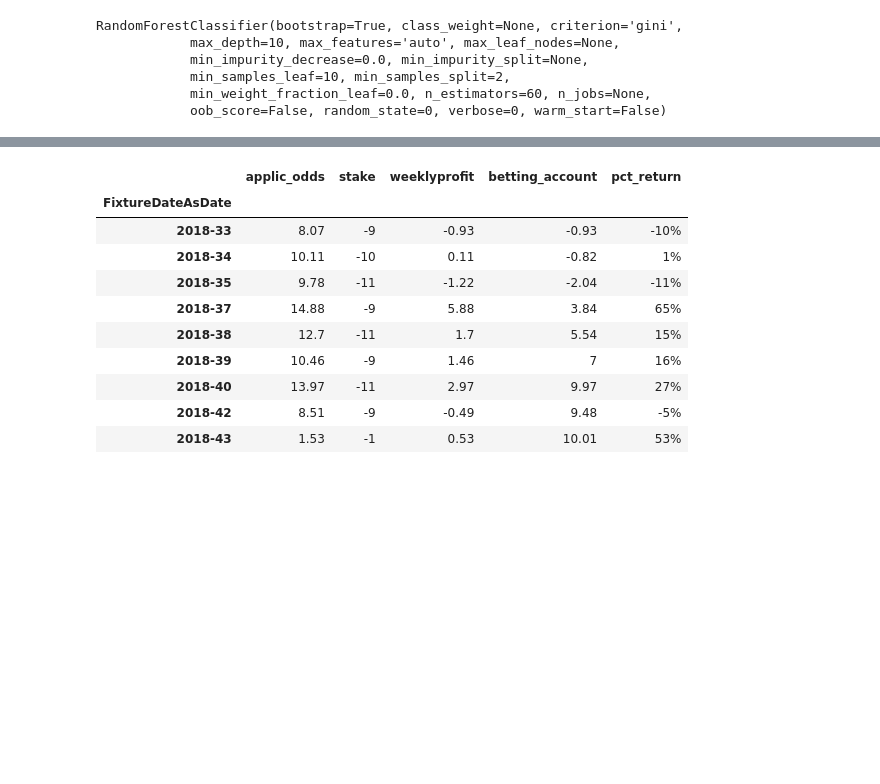
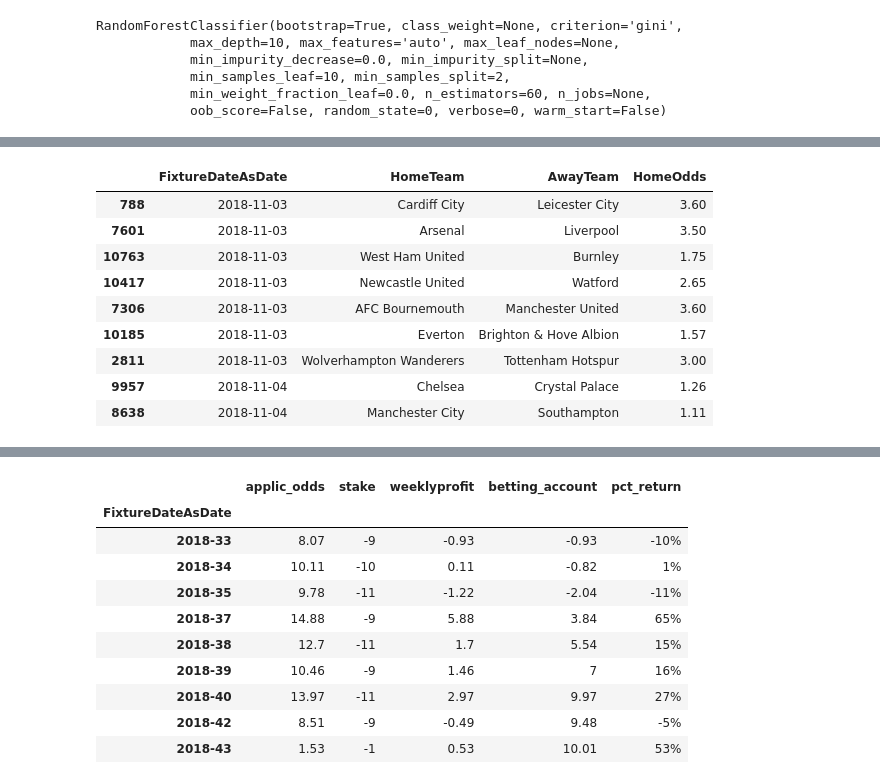
Before and after one commit to wormwood/football, a Jupyter notebook: Cumulative wins.ipynb, the cells around one changed output, grey strips where cells are left out. Cells and saved outputs as stored; diff of their text form; code cells hidden in the pictures; blank space fills up the shorter version.

```diff
--- a/Cumulative wins.ipynb
+++ b/Cumulative wins.ipynb
@@ -95,0 +95,7 @@ df.pct_return.mean()
+# %%
+# do week commencing
+fix=FixturesOdds()
+fix.fix_load('vwCSV_3','vwCSV_3.csv', True) # no reresh
+fix.df.sort_values('FixtureDateAsDate', inplace=True)
+fix.do_calcs()
+#fix.clean_predict()
@@ -95,0 +111,13 @@ df.pct_return.mean()
+# %%
+fix.df[fix.df.FixtureDateAsDate.isin(['2018-11-03', '2018-11-04'])][['FixtureDateAsDate','HomeTeam', 'AwayTeam', 'HomeOdds']]
+# %% [output]
+|  | FixtureDateAsDate | HomeTeam | AwayTeam | HomeOdds |
+| 788 | 2018-11-03 | Cardiff City | Leicester City | 3.60 |
+| 7601 | 2018-11-03 | Arsenal | Liverpool | 3.50 |
+| 10763 | 2018-11-03 | West Ham United | Burnley | 1.75 |
+| 10417 | 2018-11-03 | Newcastle United | Watford | 2.65 |
+| 7306 | 2018-11-03 | AFC Bournemouth | Manchester United | 3.60 |
+| 10185 | 2018-11-03 | Everton | Brighton & Hove Albion | 1.57 |
+| 2811 | 2018-11-03 | Wolverhampton Wanderers | Tottenham Hotspur | 3.00 |
+| 9957 | 2018-11-04 | Chelsea | Crystal Palace | 1.26 |
+| 8638 | 2018-11-04 | Manchester City | Southampton | 1.11 |
```
Also changed, not shown: parts of 23 cells of this notebook, 9 other files.
